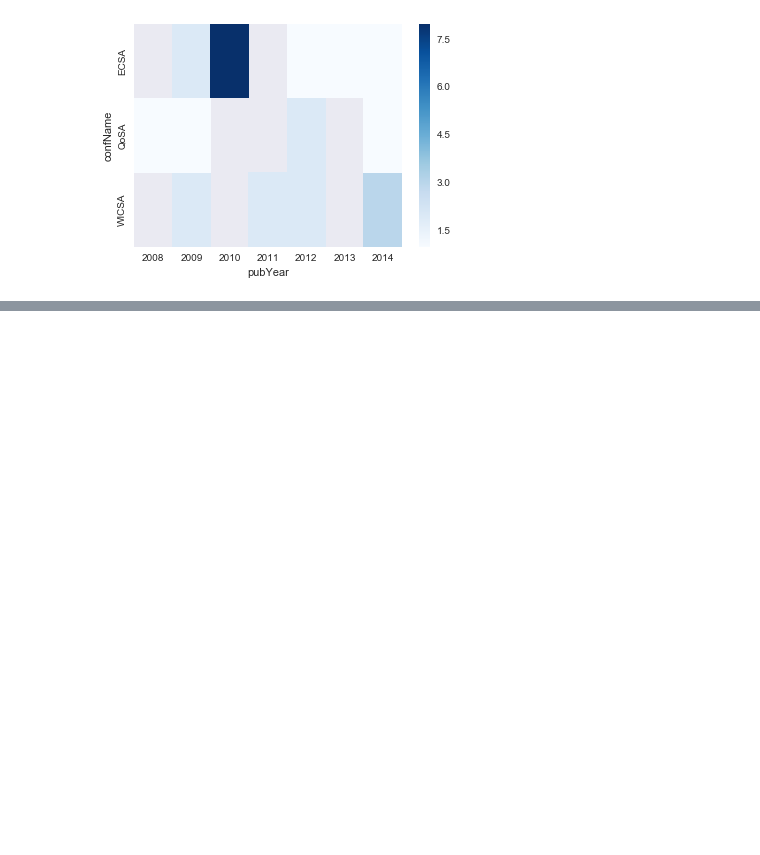
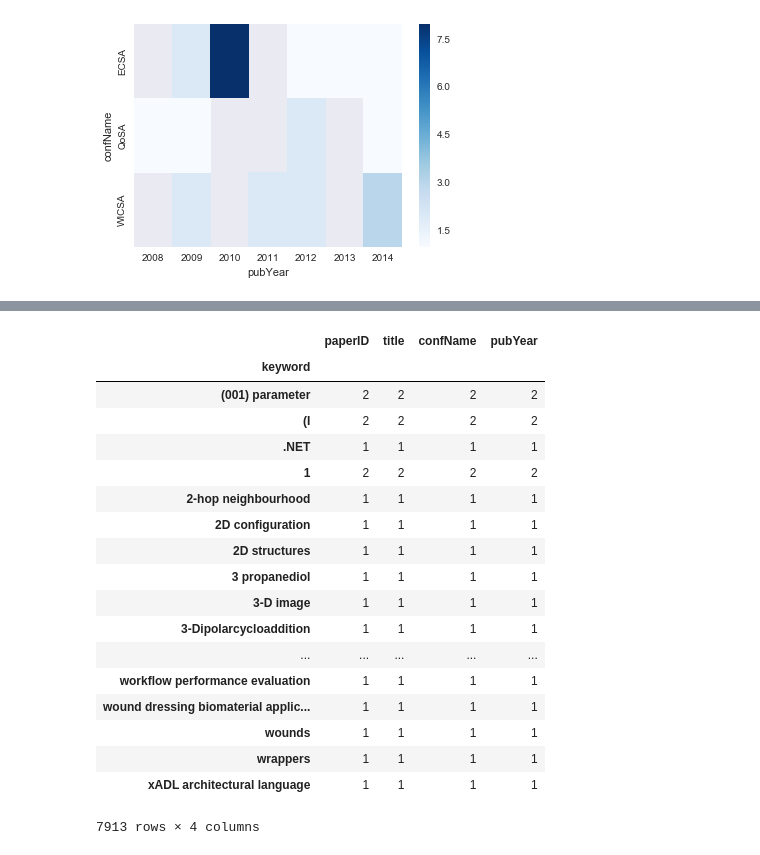
Before and after one commit to noveroa/DataBases, a Jupyter notebook: sqlStart/ExploringData_groupingandvisually.ipynb, the cells around one changed output, grey strips where cells are left out. Cells and saved outputs as stored; diff of their text form; code cells hidden in the pictures; blank space fills up the shorter version.

```diff
--- a/sqlStart/ExploringData_groupingandvisually.ipynb
+++ b/sqlStart/ExploringData_groupingandvisually.ipynb
@@ -297,0 +358,2 @@ t = getKWTRends('Research', 'keyword')
+# %%
+f = getKWTOP()
@@ -297,0 +378,17 @@ t = getKWTRends('Research', 'keyword')
+# %%
+m , p = getKWTrend('hi')
+
+def getTOPOVERALL():
+    m,p = getPapersKWgroup('keyword')
+
+    m['counts'] = m.groupby(['keyword'])['keyword'].transform('count')
+
+    m.head()
+    m.drop_duplicates('keyword', inplace = True)
+    m.sort_values(by = 'counts', inplace=True, ascending = False)
+keywords = m.keyword[:20]
+print keywords
+m.head()
+#m2 = m.copy()
+#m2 = m2.groupby(['confName', 'pubYear'])
+#m2.groups
@@ -297,0 +419,41 @@ t = getKWTRends('Research', 'keyword')
+# %%
+def confYrKeywords(top = 10):
+    grouper = ['confName', 'pubYear']
+    m, f = getPapersKWgroup(grouper)
+    myentries = []
+    for group in f.groups.keys():
+        #print group
+        keywordcts = f.get_group((group)).groupby(["keyword"])["keyword"].count()
+
+        kwdftop = keywordcts.sort_values(ascending = False).head(top)
+
+        resetKW = pd.DataFrame(kwdftop).rename(columns = {'keyword' : 'count'})
+        entry = {}
+        entry['Group'] = group
+
+        entry['Pie'] = getPieOne(resetKW, group)
+        entry['Counts'] = resetKW.to_html()
+
+        myentries.append(entry)
+
+    return dict(data = myentries)
+# %% [output]
+|  | paperID | title | confName | pubYear |
+| keyword |  |  |  |  |
+| (001) parameter | 2 | 2 | 2 | 2 |
+| (I | 2 | 2 | 2 | 2 |
+| .NET | 1 | 1 | 1 | 1 |
+| 1 | 2 | 2 | 2 | 2 |
+| 2-hop neighbourhood | 1 | 1 | 1 | 1 |
+| 2D configuration | 1 | 1 | 1 | 1 |
+| 2D structures | 1 | 1 | 1 | 1 |
+| 3 propanediol | 1 | 1 | 1 | 1 |
+| 3-D image | 1 | 1 | 1 | 1 |
+| 3-Dipolarcycloaddition | 1 | 1 | 1 | 1 |
+| ... | ... | ... | ... | ... |
+| workflow performance evaluation | 1 | 1 | 1 | 1 |
+| wound dressing biomaterial applic... | 1 | 1 | 1 | 1 |
+| wounds | 1 | 1 | 1 | 1 |
+| wrappers | 1 | 1 | 1 | 1 |
+| xADL architectural language | 1 | 1 | 1 | 1 |
+7913 rows × 4 columns
```
Also changed, not shown: parts of 9 cells of this notebook, 4 other files.
